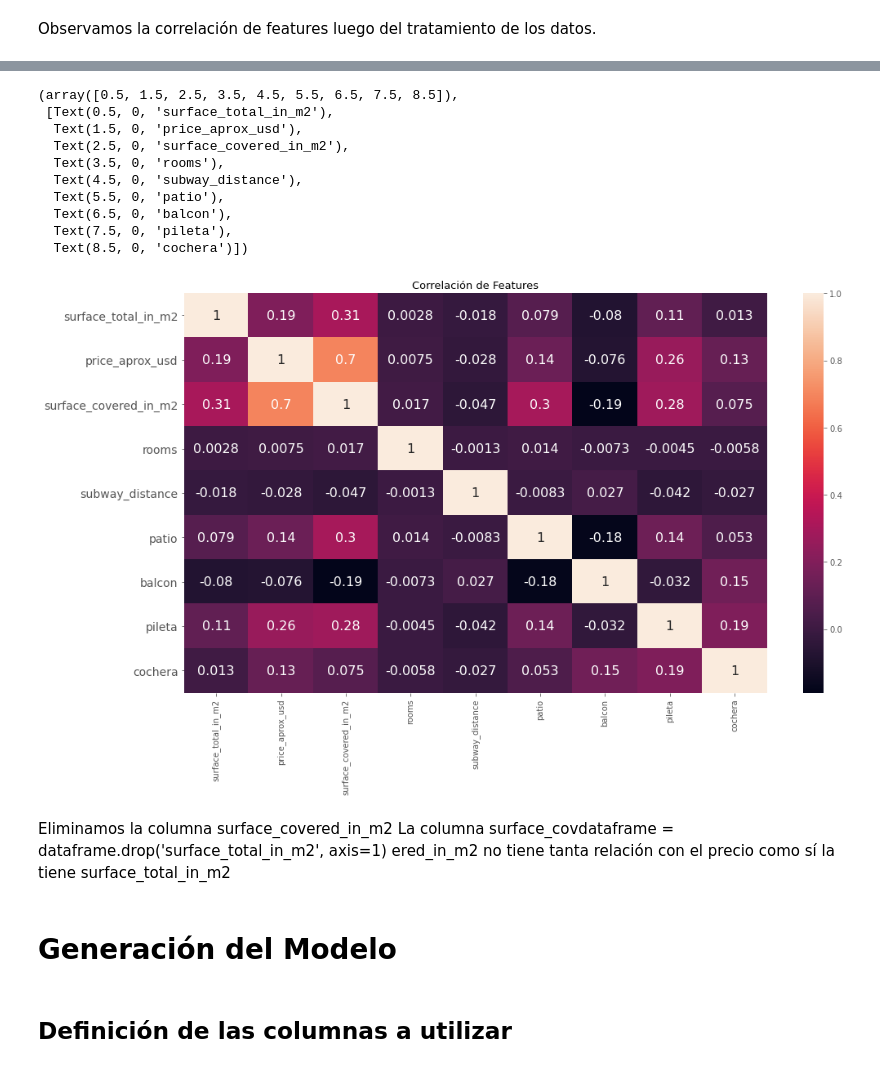
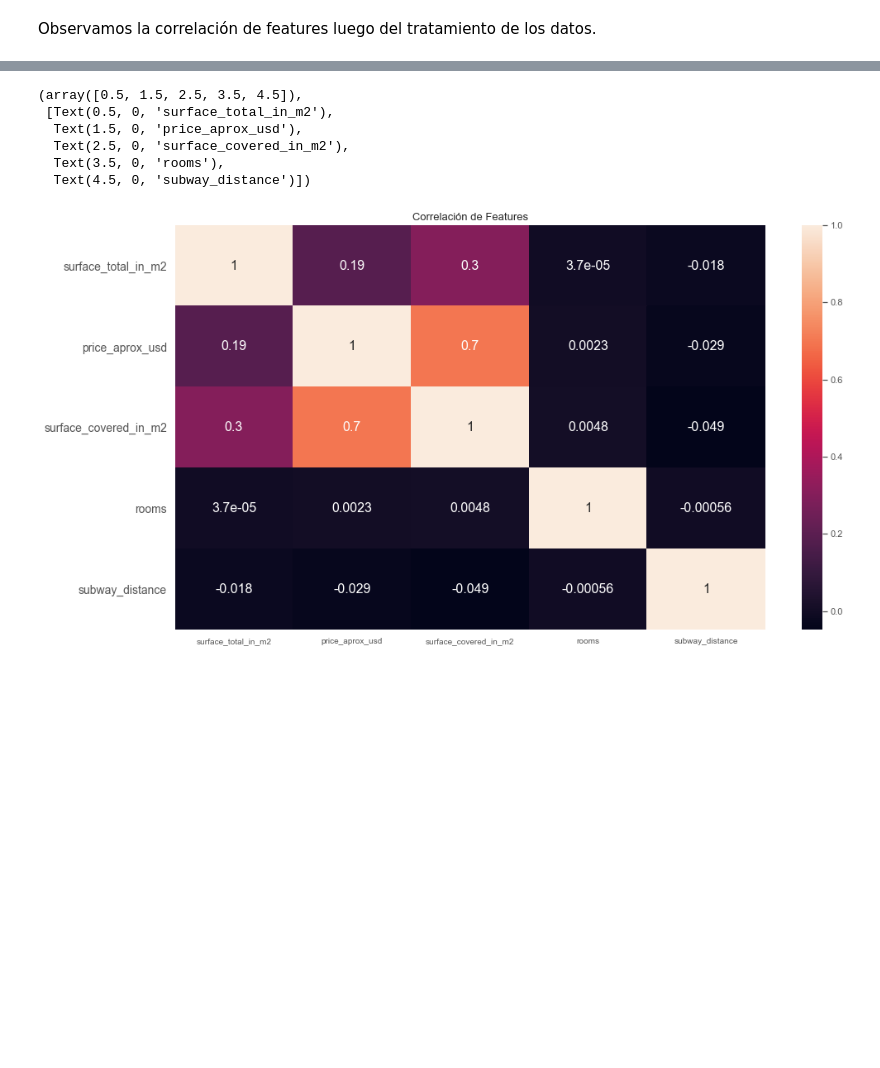
Before and after one commit to Luchiii89/DH_grupo_6, a Jupyter notebook: Desafio_2.ipynb, the cells around one changed output, grey strips where cells are left out. Cells and saved outputs as stored; diff of their text form; code cells hidden in the pictures; blank space fills up the shorter version.

Commit message:
Fix rooms + unificación notebook desafio_2

```diff
--- a/Desafio_2.ipynb
+++ b/Desafio_2.ipynb
@@ -157,6 +148,3 @@ plt.show()
 # %%
-#Eliminamos locales comerciales
-store_type=dataset[dataset["property_type"] == "store"].index
+dataset.drop(dataset[(dataset.property_type == 'store')].index, inplace=True)
-# %%
-dataset.drop(store_type, inplace=True)
 # %%
@@ -190,3 +177,7 @@ Int64Index([ 2569,  3143,  3359,  4626,  6825,  8528, 10935, 11420, 12745,
-# %%
-dataset.drop(index_outliers, inplace=True)
+# %%
+dataset.drop(dataset[(dataset.surface_covered_in_m2 >500) & (dataset.property_type == 'apartment')].index, inplace=True)
+
+dataset.drop(dataset[(dataset.surface_covered_in_m2 > 1500) & (dataset.property_type == 'house') ].index, inplace=True)
+
+dataset.drop(dataset[(dataset.surface_covered_in_m2 > 300) & (dataset.property_type == 'PH') ].index, inplace=True)
 # %%
@@ -316,29 +293,20 @@ dataset.sample(3)
 # %%
 plt.figure(figsize=(16,9))
-sns.heatmap(dataset[['surface_total_in_m2','price_aprox_usd','surface_covered_in_m2','property_type','rooms','subway_distance', 'patio', 'balcon', 'pileta', 'cochera']].corr(), annot=True, annot_kws={"size": 16})
+sns.heatmap(
+    dataset[
+        ['surface_total_in_m2','price_aprox_usd','surface_covered_in_m2','property_type','rooms','subway_distance']]
+    .corr(), annot=True, annot_kws={"size": 16})
 plt.title('Correlación de Features', fontsize=13)
 plt.yticks(fontsize=14, rotation=0)
 plt.xticks(fontsize=10)
 # %% [output]
-(array([0.5, 1.5, 2.5, 3.5, 4.5, 5.5, 6.5, 7.5, 8.5]),
+(array([0.5, 1.5, 2.5, 3.5, 4.5]),
  [Text(0.5, 0, 'surface_total_in_m2'),
   Text(1.5, 0, 'price_aprox_usd'),
   Text(2.5, 0, 'surface_covered_in_m2'),
   Text(3.5, 0, 'rooms'),
-  Text(4.5, 0, 'subway_distance'),
-  Text(5.5, 0, 'patio'),
-  Text(6.5, 0, 'balcon'),
-  Text(7.5, 0, 'pileta'),
-  Text(8.5, 0, 'cochera')])
+  Text(4.5, 0, 'subway_distance')])
-[figure, old version]
+[figure, new version]
-# %% [markdown]
-Eliminamos la columna surface_covered_in_m2
-La columna surface_covdataframe = dataframe.drop('surface_total_in_m2', axis=1)
-ered_in_m2 no tiene tanta relación con el precio como sí la tiene surface_total_in_m2
 # %%
 # dataset = dataset.drop('surface_total_in_m2', inplace=True)
 #inplace=True
-# %% [markdown]
-# Generación del Modelo
-# %% [markdown]
-## Definición de las columnas a utilizar
```
Also changed, not shown: parts of 164 cells of this notebook, 3 other files.
